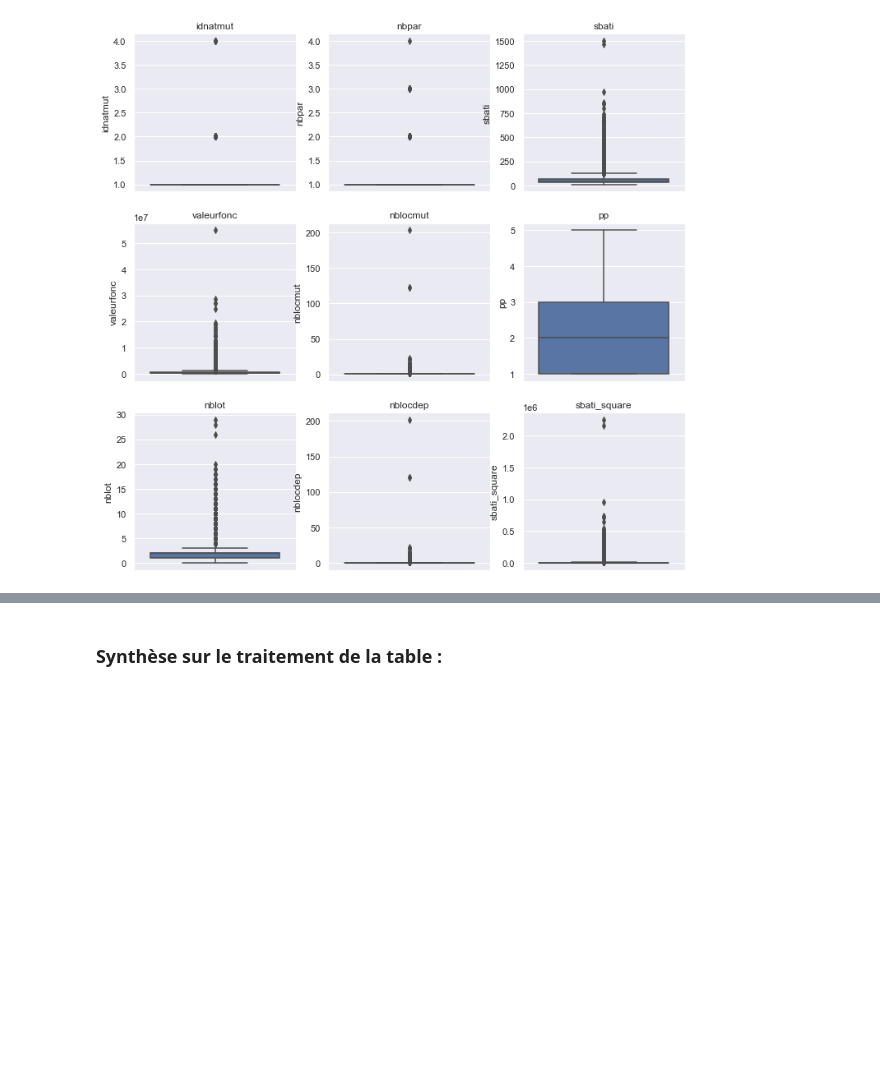
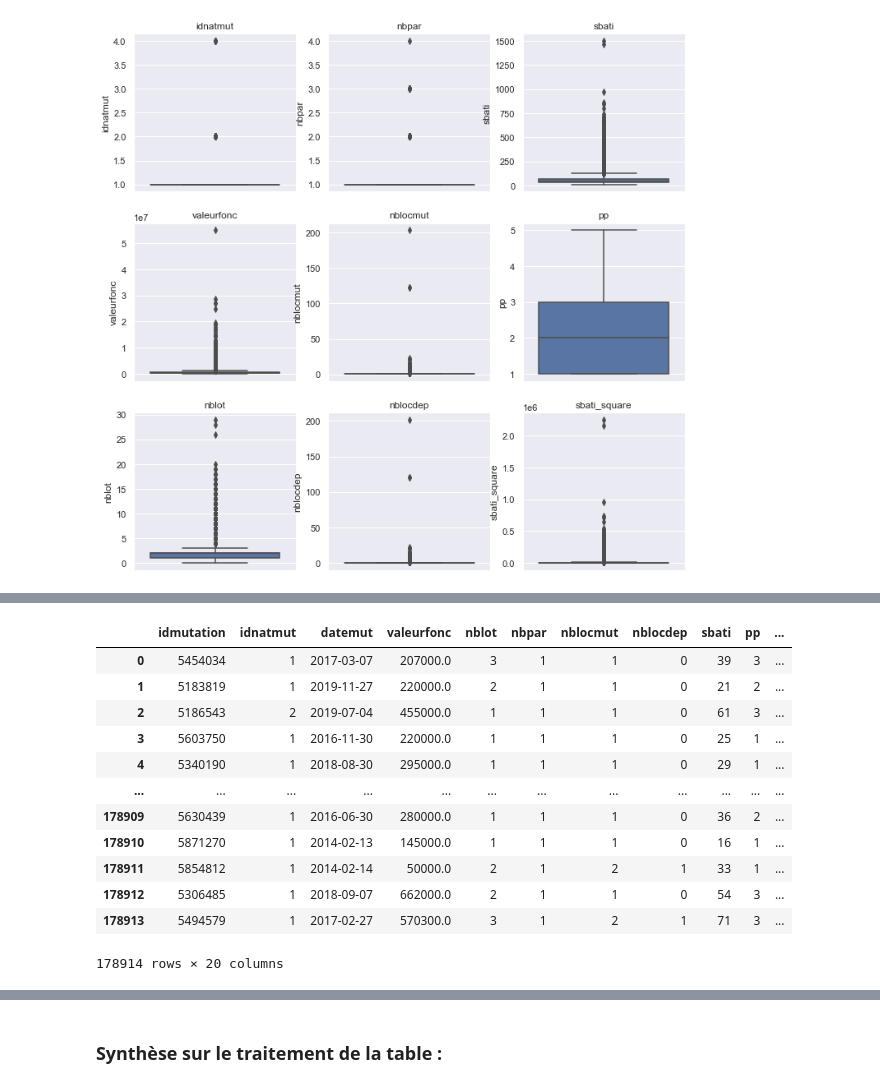
Before and after one commit to Orlogskapten/dvf_ensae_sbra, a Jupyter notebook: wen/mapping_first_look.ipynb, the cells around one changed output, grey strips where cells are left out. Cells and saved outputs as stored; diff of their text form; code cells hidden in the pictures; blank space fills up the shorter version.

```diff
--- a/wen/mapping_first_look.ipynb
+++ b/wen/mapping_first_look.ipynb
@@ -472,0 +469,5 @@ Il faudrait aussi retraiter la valeur foncière par rapport à l'indice de réf
+# %%
+paris_mutation["quarter"]= paris_mutation["datemut"].apply(lambda x: (x.month - 1)//3 + 1)
+paris_mutation["annee"]= paris_mutation["datemut"].dt.year
+# %%
+paris_mutation= paris_mutation.merge(irl_insee, how= "left", on= ["annee", "quarter"])
@@ -472,0 +482,16 @@ Il faudrait aussi retraiter la valeur foncière par rapport à l'indice de réf
+# %%
+paris_mutation
+# %% [output]
+|  | idmutation | idnatmut | datemut | valeurfonc | nblot | nbpar | nblocmut | nblocdep | sbati | pp | ... |
+| 0 | 5454034 | 1 | 2017-03-07 | 207000.0 | 3 | 1 | 1 | 0 | 39 | 3 | ... |
+| 1 | 5183819 | 1 | 2019-11-27 | 220000.0 | 2 | 1 | 1 | 0 | 21 | 2 | ... |
+| 2 | 5186543 | 2 | 2019-07-04 | 455000.0 | 1 | 1 | 1 | 0 | 61 | 3 | ... |
+| 3 | 5603750 | 1 | 2016-11-30 | 220000.0 | 1 | 1 | 1 | 0 | 25 | 1 | ... |
+| 4 | 5340190 | 1 | 2018-08-30 | 295000.0 | 1 | 1 | 1 | 0 | 29 | 1 | ... |
+| ... | ... | ... | ... | ... | ... | ... | ... | ... | ... | ... | ... |
+| 178909 | 5630439 | 1 | 2016-06-30 | 280000.0 | 1 | 1 | 1 | 0 | 36 | 2 | ... |
+| 178910 | 5871270 | 1 | 2014-02-13 | 145000.0 | 1 | 1 | 1 | 0 | 16 | 1 | ... |
+| 178911 | 5854812 | 1 | 2014-02-14 | 50000.0 | 2 | 1 | 2 | 1 | 33 | 1 | ... |
+| 178912 | 5306485 | 1 | 2018-09-07 | 662000.0 | 2 | 1 | 1 | 0 | 54 | 3 | ... |
+| 178913 | 5494579 | 1 | 2017-02-27 | 570300.0 | 3 | 1 | 2 | 1 | 71 | 3 | ... |
+178914 rows × 20 columns
```
Also changed, not shown: parts of 17 cells of this notebook.
